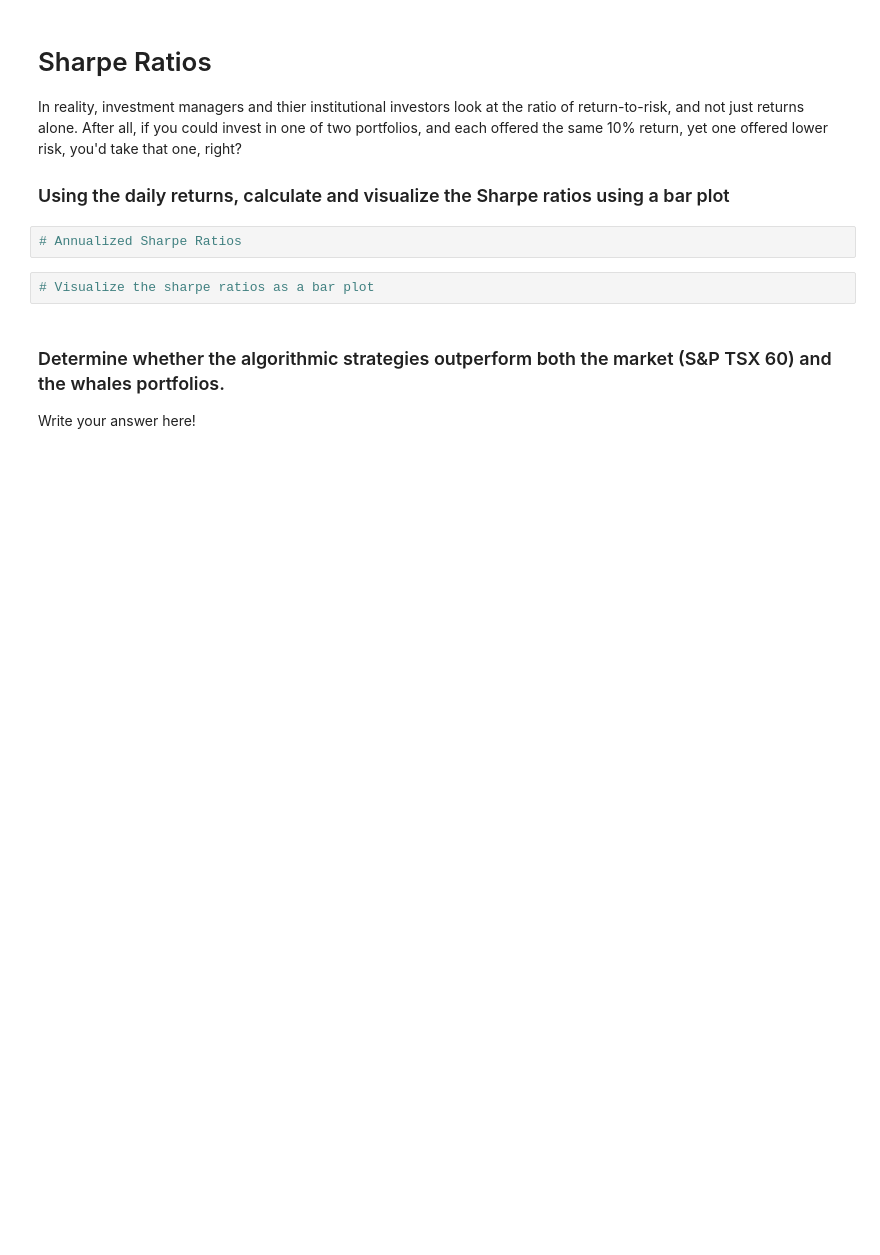
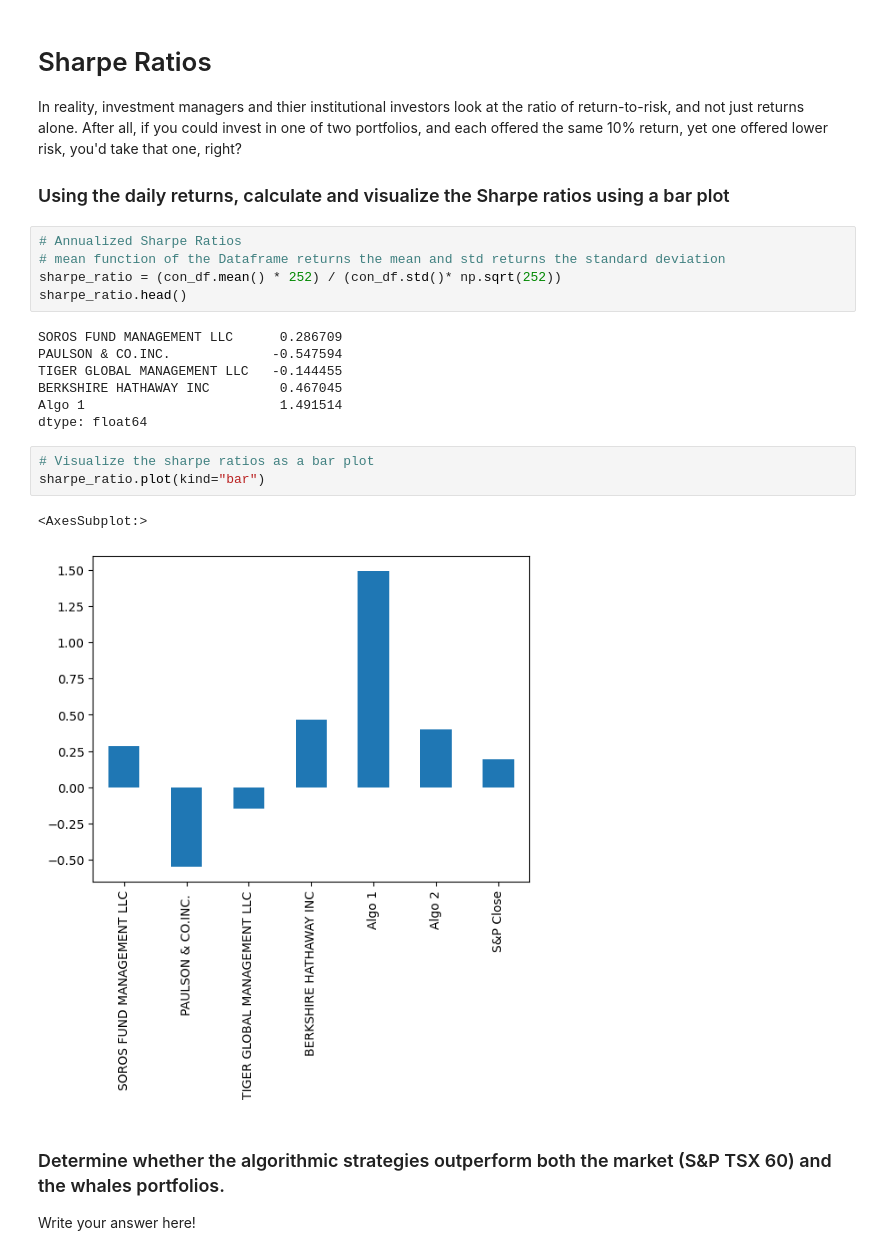
Before and after one commit to dileepadrd/module-4-challenge-algorithmic-trading-strategies, a Jupyter notebook: whale_analysis.ipynb, the cells around one changed output. Saved outputs shown, nothing was run; the diff lists cells and outputs as text; blank space fills up the shorter version.

Commit message:
Sharpe ration calculation.

```diff
--- a/whale_analysis.ipynb
+++ b/whale_analysis.ipynb
@@ -396,10 +396,24 @@ con_ewn.plot(figsize=(20, 10))
 In reality, investment managers and thier institutional investors look at the ratio of return-to-risk, and not just returns alone. After all, if you could invest in one of two portfolios, and each offered the same 10% return, yet one offered lower risk, you'd take that one, right?
 
 ### Using the daily returns, calculate and visualize the Sharpe ratios using a bar plot
-# %%
-# Annualized Sharpe Ratios
+# %%
+# Annualized Sharpe Ratios
+# mean function of the Dataframe returns the mean and std returns the standard deviation
+sharpe_ratio = (con_df.mean() * 252) / (con_df.std()* np.sqrt(252))
+sharpe_ratio.head()
+# %% [output]
+SOROS FUND MANAGEMENT LLC      0.286709
+PAULSON & CO.INC.             -0.547594
+TIGER GLOBAL MANAGEMENT LLC   -0.144455
+BERKSHIRE HATHAWAY INC         0.467045
+Algo 1                         1.491514
+dtype: float64
 # %%
 # Visualize the sharpe ratios as a bar plot
+sharpe_ratio.plot(kind="bar")
+# %% [output]
+<AxesSubplot:>
+[figure, added]
 # %% [markdown]
 ### Determine whether the algorithmic strategies outperform both the market (S&P TSX 60) and the whales portfolios.
 
```
